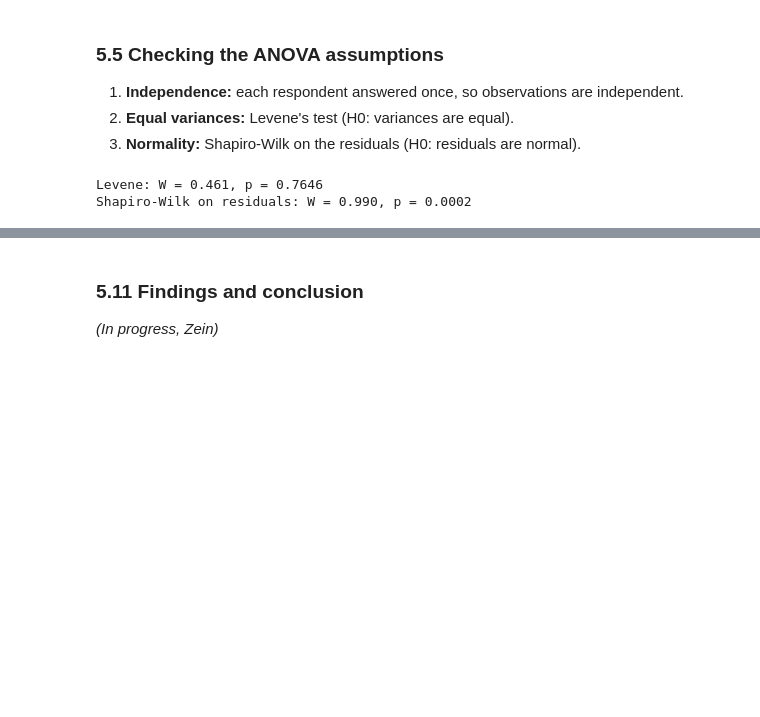
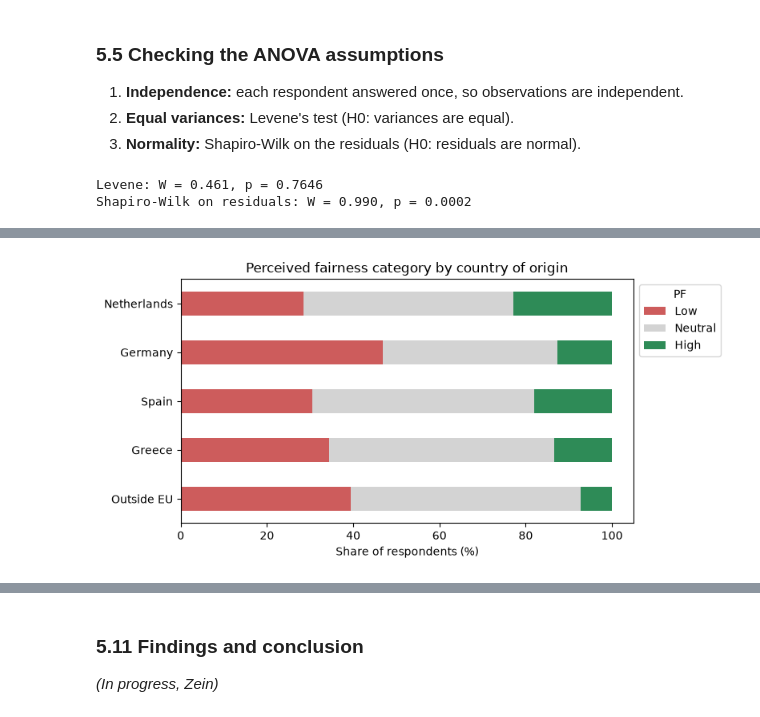
Before and after one commit to sbhmxn5bsq-rgb/Business-Statistics-26-27-Block-1-, a Jupyter notebook: Business_Statistics_Gr_13.ipynb, the cells around one changed output, grey strips where cells are left out. Drawn from its saved outputs; the diff is of its cells as text; code cells hidden in the pictures; blank space fills up the shorter version.

```diff
--- a/Business_Statistics_Gr_13.ipynb
+++ b/Business_Statistics_Gr_13.ipynb
@@ -371,0 +459,9 @@ Shapiro-Wilk on residuals: W = 0.990, p = 0.0002
+# %%
+# Author: Zein
+df_origin["PF_cat"] = pd.cut(df_origin["PF"], bins=[0, 2.5, 3.5, 5],
+                             labels=["Low", "Neutral", "High"], include_lowest=True)
+table = pd.crosstab(df_origin["origin_group"], df_origin["PF_cat"]).reindex(groups)
+chi2, p, dof, expected = stats.chi2_contingency(table)
+display(table)
+print(f"Chi-square = {chi2:.3f}, df = {dof}, p = {p:.4f}")
+print("Smallest expected count:", round(expected.min(), 1))
@@ -371,0 +478,14 @@ Shapiro-Wilk on residuals: W = 0.990, p = 0.0002
+# %%
+# Author: Zein
+shares = table.div(table.sum(axis=1), axis=0) * 100                      # row percentages: share of Low/Neutral/High per group
+ax = shares.plot(kind="barh", stacked=True, figsize=(8, 4),              # one stacked bar per group, adding up to 100%
+                 color=["indianred", "lightgrey", "seagreen"])           # red = low, grey = neutral, green = high
+ax.invert_yaxis()                                                        # first group at the top
+ax.set_xlabel("Share of respondents (%)")                                # x-axis label
+ax.set_ylabel("")                                                        # no y-axis label (group names are enough)
+ax.set_title("Perceived fairness category by country of origin")         # chart title
+ax.legend(title="PF", bbox_to_anchor=(1, 1))                             # legend outside the bars
+plt.tight_layout()                                                       # fit labels inside the figure
+plt.show()                                                               # draw the chart
+# %% [output]
+[figure, added]
```
Also changed, not shown: parts of 19 cells of this notebook.
